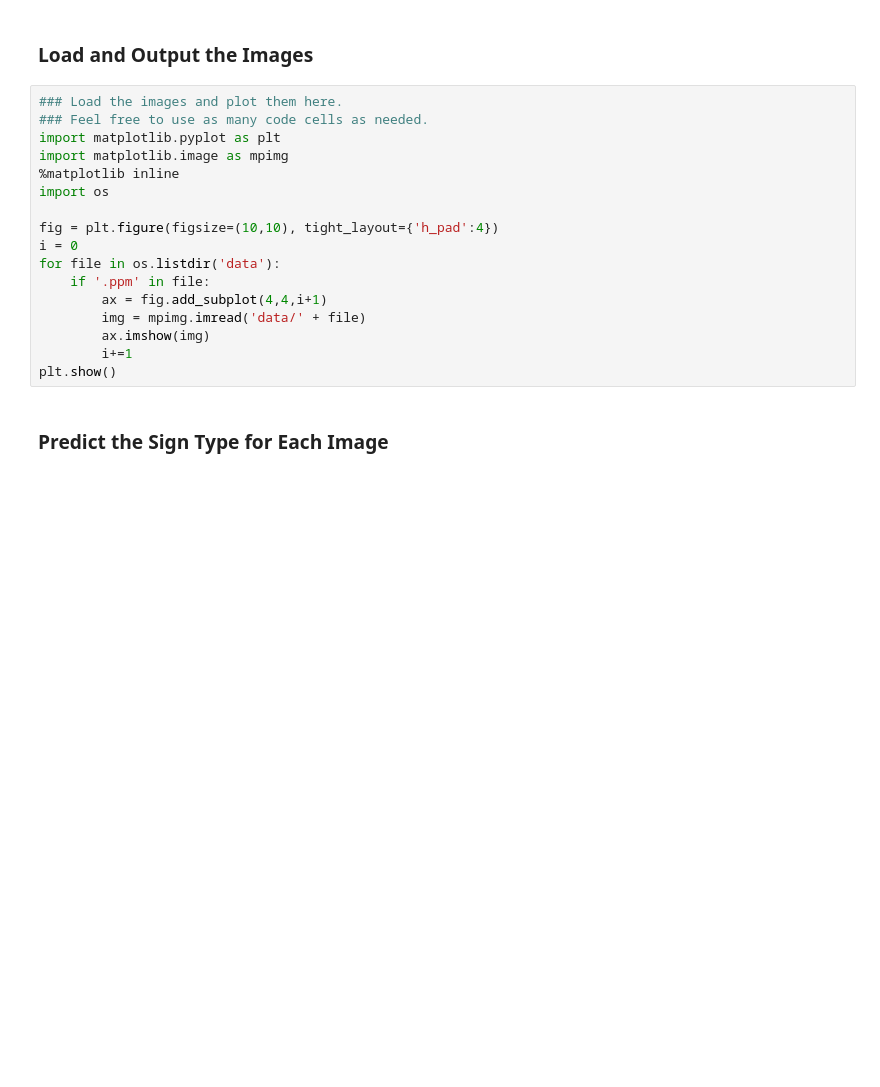
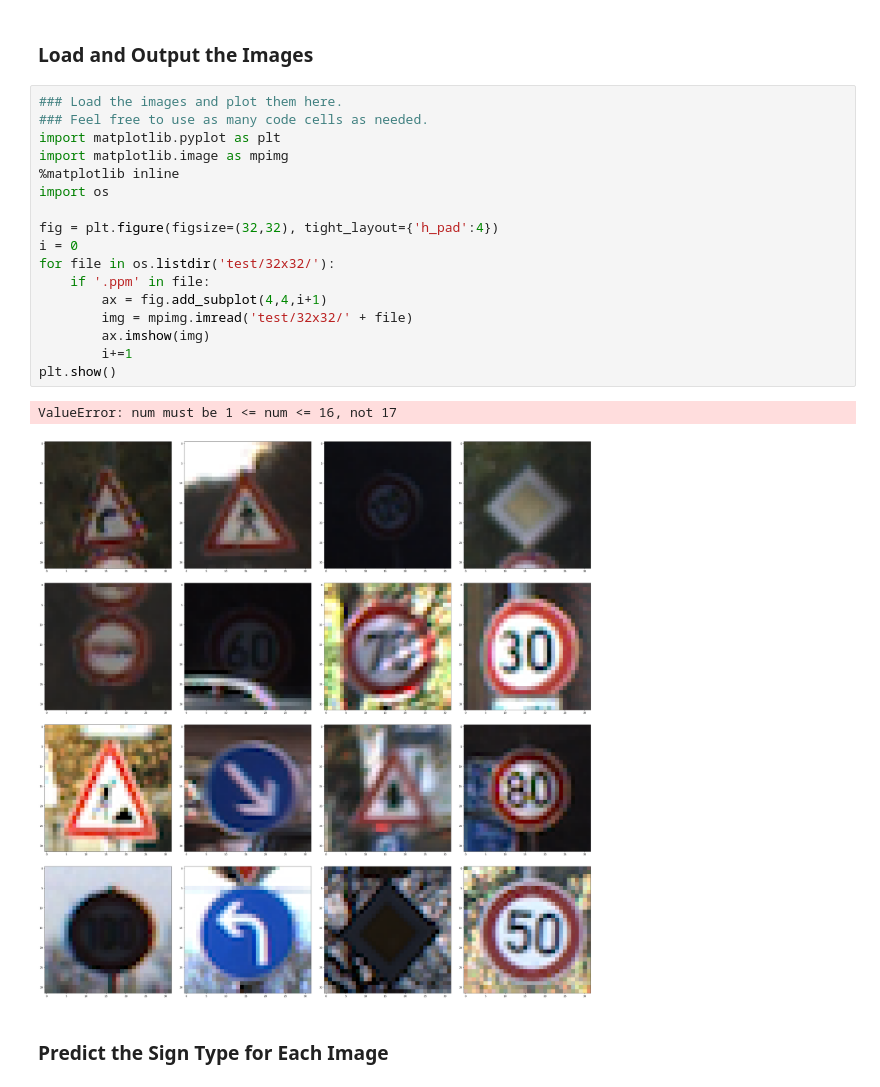
Before and after one commit to ooleksyuk/carnd-traffic-sign-classifier-project, a Jupyter notebook: Traffic_Sign_Classifier.ipynb, the cells around one changed output. Drawn from its saved outputs; the diff is of its cells as text; blank space fills up the shorter version.

```diff
--- a/Traffic_Sign_Classifier.ipynb
+++ b/Traffic_Sign_Classifier.ipynb
@@ -440,20 +508,23 @@ You may find `signnames.csv` useful as it contains mappings from the class id (i
 # %%
 ### Load the images and plot them here.
 ### Feel free to use as many code cells as needed.
 import matplotlib.pyplot as plt
 import matplotlib.image as mpimg
 %matplotlib inline
 import os
 
-fig = plt.figure(figsize=(10,10), tight_layout={'h_pad':4})
+fig = plt.figure(figsize=(32,32), tight_layout={'h_pad':4})
 i = 0
-for file in os.listdir('data'):
+for file in os.listdir('test/32x32/'):
     if '.ppm' in file:
         ax = fig.add_subplot(4,4,i+1)
-        img = mpimg.imread('data/' + file)
+        img = mpimg.imread('test/32x32/' + file)
         ax.imshow(img)
         i+=1
 plt.show()
+# %% [output]
+ValueError: num must be 1 <= num <= 16, not 17
+[figure, added]
 # %% [markdown]
 ### Predict the Sign Type for Each Image
 # %%
```
Also changed, not shown: parts of 17 cells of this notebook, 6 other files.
